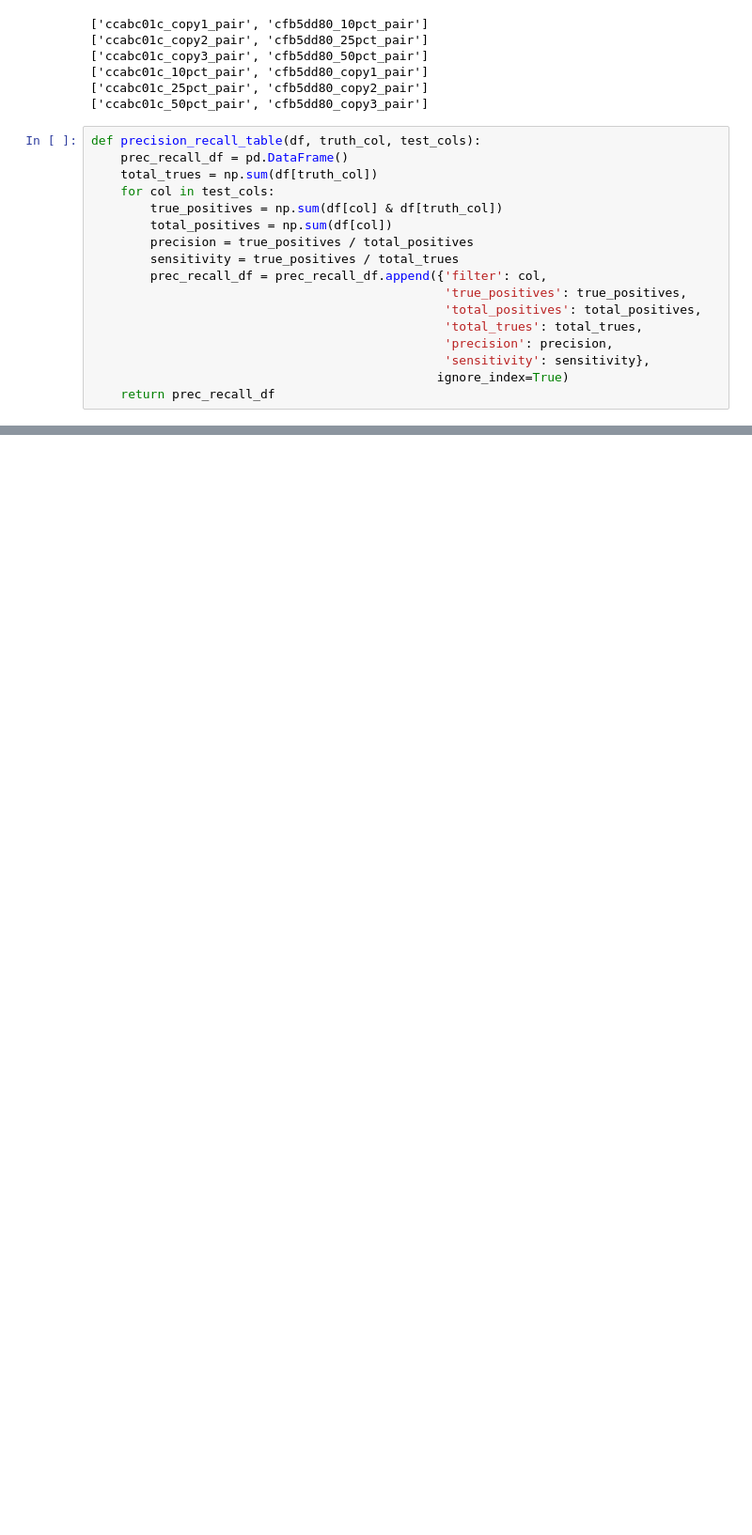
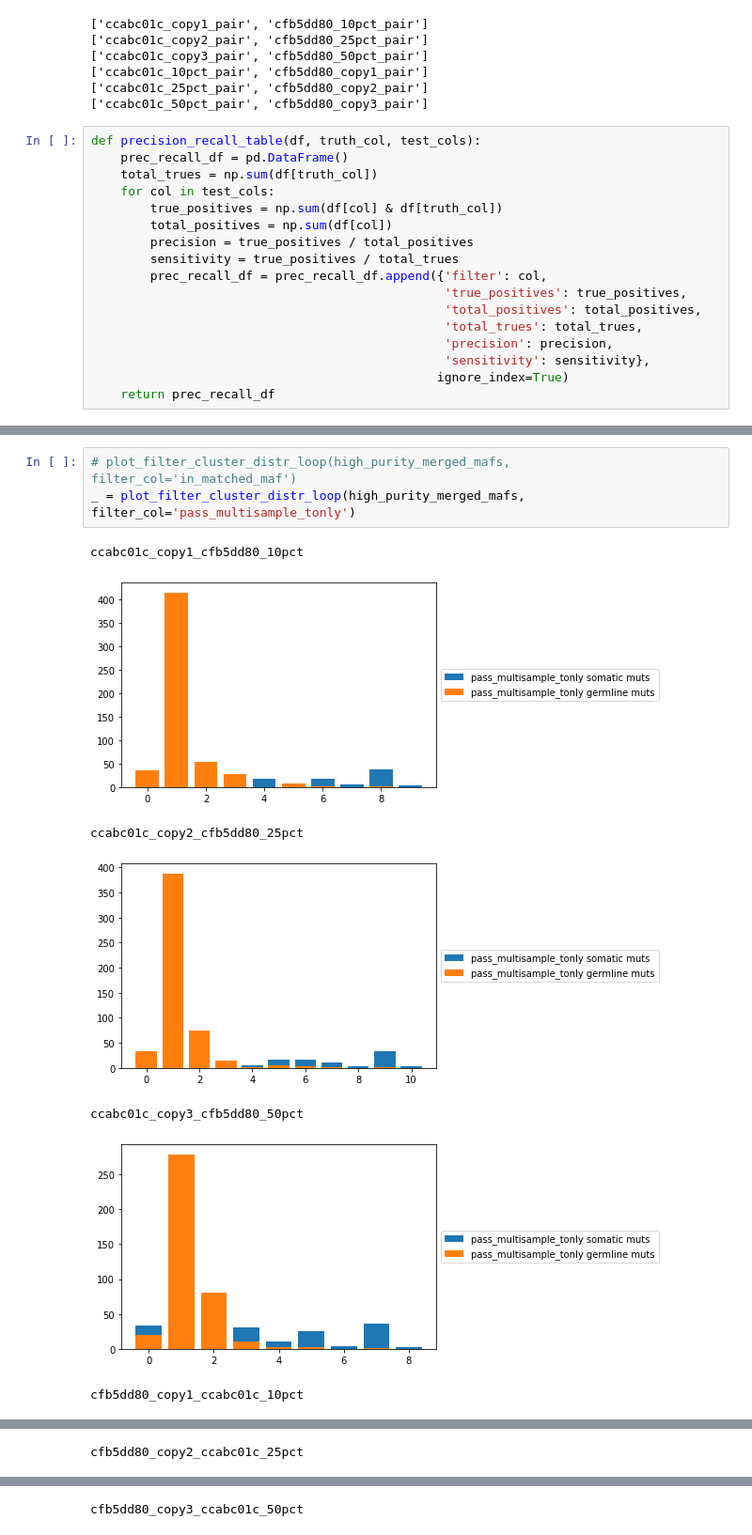
Before and after one commit to cchu70/richters, a Jupyter notebook: calc_cp_for_germline.ipynb, the cells around one changed output, grey strips where cells are left out. Shown: that part at 94% size. Cells and saved outputs as stored; diff of their text form; blank space fills up the shorter version.

```diff
--- a/calc_cp_for_germline.ipynb
+++ b/calc_cp_for_germline.ipynb
@@ -543,0 +534,11 @@ cfb5dd80_copy3_ccabc01c_50pct
+# %%
+# plot_filter_cluster_distr_loop(high_purity_merged_mafs, filter_col='in_matched_maf')
+_ = plot_filter_cluster_distr_loop(high_purity_merged_mafs, filter_col='pass_multisample_tonly')
+# %% [output]
+ccabc01c_copy1_cfb5dd80_10pct
+[figure, added]
+ccabc01c_copy2_cfb5dd80_25pct
+[figure, added]
+ccabc01c_copy3_cfb5dd80_50pct
+[figure, added]
+cfb5dd80_copy1_ccabc01c_10pct
@@ -543,0 +546 @@ cfb5dd80_copy3_ccabc01c_50pct
+cfb5dd80_copy2_ccabc01c_25pct
@@ -543,0 +548 @@ cfb5dd80_copy3_ccabc01c_50pct
+cfb5dd80_copy3_ccabc01c_50pct
```
Also changed, not shown: parts of 45 cells of this notebook.
